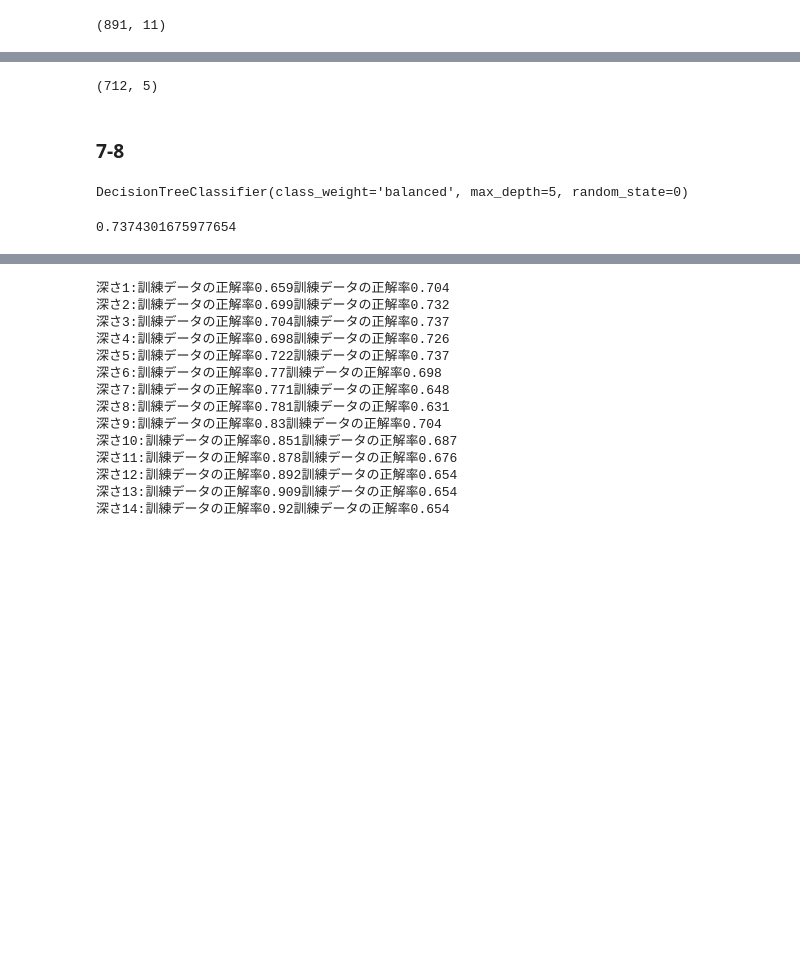
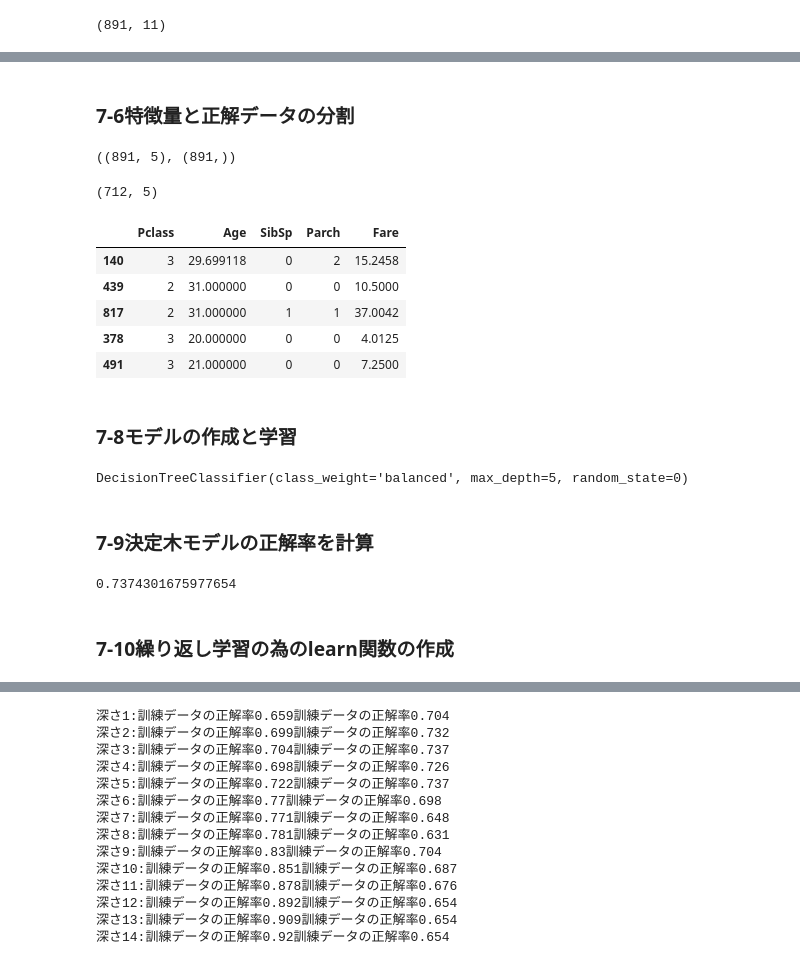
Before and after one commit to ahiru3test/aiai, a Jupyter notebook: notebook/sukkiri-ml-codes/ipynb/chap07a.ipynb, the cells around one changed output, grey strips where cells are left out. Drawn from its saved outputs; the diff is of its cells as text; code cells hidden in the pictures; blank space fills up the shorter version.

```diff
--- a/notebook/sukkiri-ml-codes/ipynb/chap07a.ipynb
+++ b/notebook/sukkiri-ml-codes/ipynb/chap07a.ipynb
@@ -56,4 +66,4 @@ df.shape
 # Age列を平均値で穴埋め
 df["Age"] = df["Age"].fillna(df["Age"].mean())
 # Embarked列を最頻値で穴埋め
-df["Embarked"] = df['Embarked'].fillna(df['Embarked'].mode())
+df["Embarked"] = df['Embarked'].fillna(df['Embarked'].mode()[0])
@@ -60,18 +85,33 @@ df["Embarked"] = df['Embarked'].fillna(df['Embarked'].mode())
+# %% [markdown]
+### 7-6特徴量と正解データの分割
 # %%
 # 特徴量として利用する列のリスト
 col = ['Pclass','Age','SibSp','Parch','Fare']
 
 x = df[col]
 t = df['Survived']
+# %%
+x.shape, t.shape
+# %% [output]
+((891, 5), (891,))
 # %%
-x_train,x_test,y_train,y_test = train_test_split(x,t,
-test_size = 0.2,random_state = 0)
+x_train,x_test,y_train,y_test = train_test_split(
+    x,t,test_size = 0.2,random_state = 0)
 # x_trainのサイズの確認
 x_train.shape
 # %% [output]
 (712, 5)
+# %%
+x_train.head(5)
+# %% [output]
+|  | Pclass | Age | SibSp | Parch | Fare |
+| 140 | 3 | 29.699118 | 0 | 2 | 15.2458 |
+| 439 | 2 | 31.000000 | 0 | 0 | 10.5000 |
+| 817 | 2 | 31.000000 | 1 | 1 | 37.0042 |
+| 378 | 3 | 20.000000 | 0 | 0 | 4.0125 |
+| 491 | 3 | 21.000000 | 0 | 0 | 7.2500 |
 # %% [markdown]
-### 7-8
+### 7-8モデルの作成と学習
 # %%
 model = tree.DecisionTreeClassifier(max_depth = 5,
  random_state = 0,class_weight ='balanced')
@@ -79,10 +119,14 @@ model = tree.DecisionTreeClassifier(max_depth = 5,
 model.fit(x_train,y_train) # 学習
 # %% [output]
 DecisionTreeClassifier(class_weight='balanced', max_depth=5, random_state=0)
+# %% [markdown]
+### 7-9決定木モデルの正解率を計算
 # %%
 model.score(X = x_test,y = y_test)
 # %% [output]
 0.7374301675977654
+# %% [markdown]
+### 7-10繰り返し学習の為のlearn関数の作成
 # %%
 def learn(x,t,depth=3):
     x_train,x_test,y_train,y_test = train_test_split(x,
```
Also changed, not shown: parts of 33 cells of this notebook, 4 other files.
